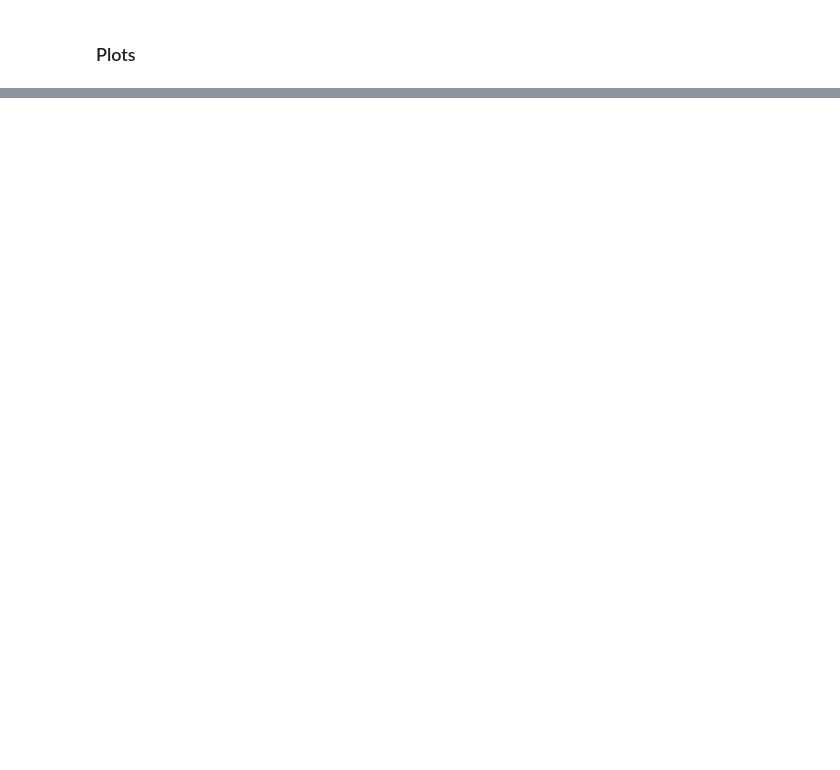
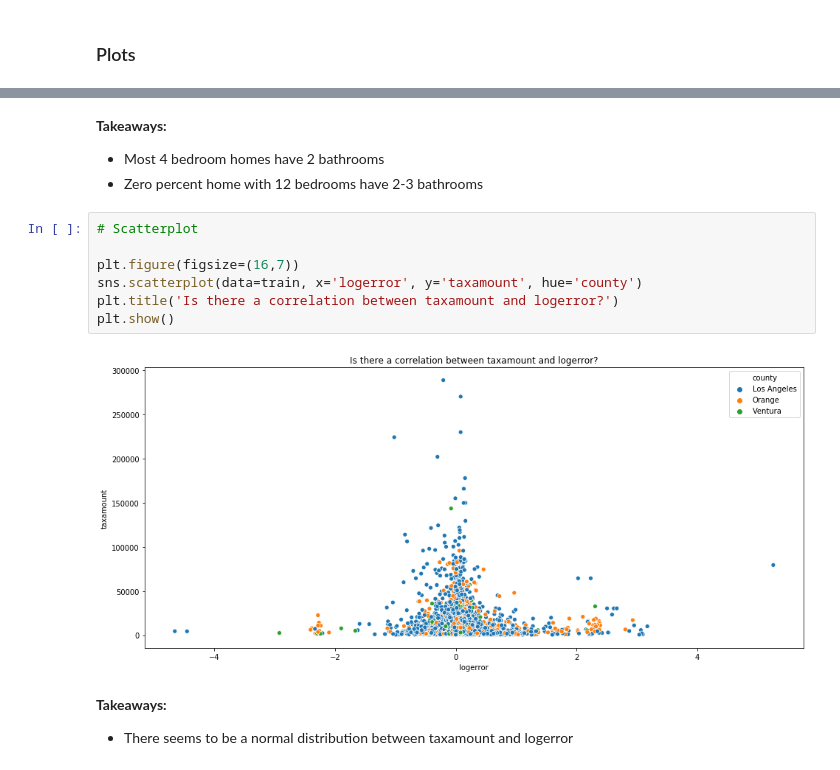
Before and after one commit to dbojado/clustering-exercises, a Jupyter notebook: explore_zillow.ipynb, the cells around one changed output, grey strips where cells are left out. Cells and saved outputs as stored; diff of their text form; blank space fills up the shorter version.

```diff
--- a/explore_zillow.ipynb
+++ b/explore_zillow.ipynb
@@ -64,0 +98,16 @@ Chi Squared Test
+# %% [markdown]
+<b>Takeaways:</b>
+- Most 4 bedroom homes have 2 bathrooms
+- Zero percent home with 12 bedrooms have 2-3 bathrooms
+# %%
+# Scatterplot
+
+plt.figure(figsize=(16,7))
+sns.scatterplot(data=train, x='logerror', y='taxamount', hue='county')
+plt.title('Is there a correlation between taxamount and logerror?')
+plt.show()
+# %% [output]
+[figure, added]
+# %% [markdown]
+<b>Takeaways:</b>
+- There seems to be a normal distribution between taxamount and logerror
```
Also changed, not shown: parts of 14 cells of this notebook.
